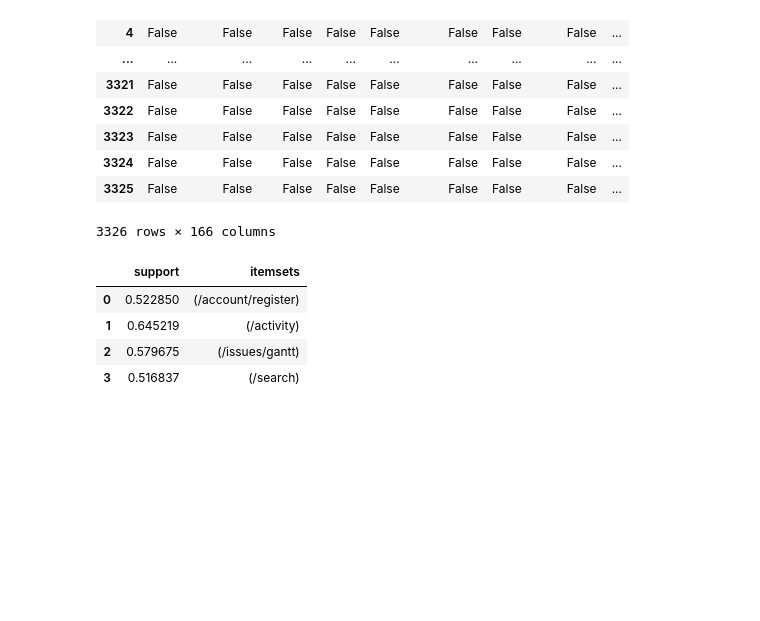
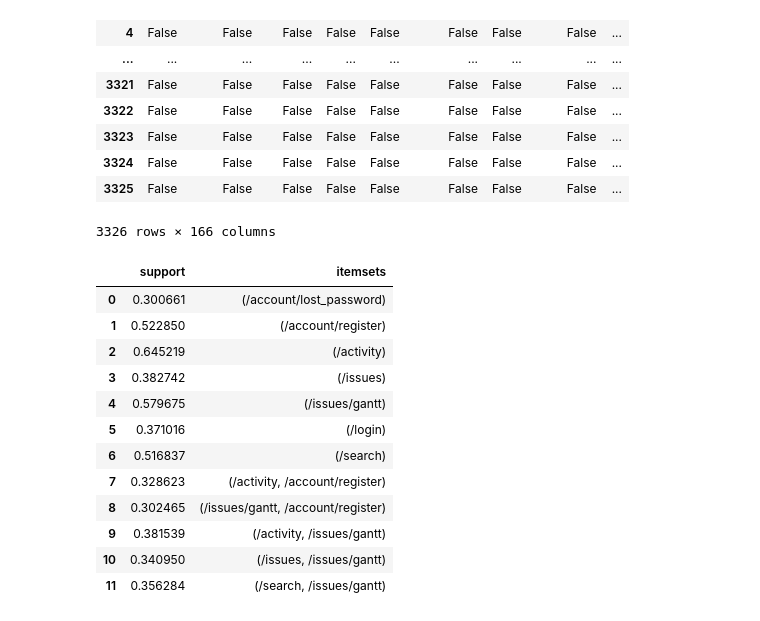
Before and after one commit to yehezkiel1086/ml-web-honeypot, a Jupyter notebook: data-mining/apriori.ipynb, the cells around one changed output. Cells and saved outputs as stored; diff of their text form; code cells hidden in the pictures; blank space fills up the shorter version.

Commit message:
feat(data-mining): change apriori min_support param

```diff
--- a/data-mining/apriori.ipynb
+++ b/data-mining/apriori.ipynb
@@ -78,10 +78,18 @@ df
 # %%
 from mlxtend.frequent_patterns import apriori
 
-apriori(df, use_colnames=True)
+apriori(df, use_colnames=True, min_support=0.3)
 # %% [output]
 |  | support | itemsets |
-| 0 | 0.522850 | (/account/register) |
-| 1 | 0.645219 | (/activity) |
-| 2 | 0.579675 | (/issues/gantt) |
-| 3 | 0.516837 | (/search) |
+| 0 | 0.300661 | (/account/lost_password) |
+| 1 | 0.522850 | (/account/register) |
+| 2 | 0.645219 | (/activity) |
+| 3 | 0.382742 | (/issues) |
+| 4 | 0.579675 | (/issues/gantt) |
+| 5 | 0.371016 | (/login) |
+| 6 | 0.516837 | (/search) |
+| 7 | 0.328623 | (/activity, /account/register) |
+| 8 | 0.302465 | (/issues/gantt, /account/register) |
+| 9 | 0.381539 | (/activity, /issues/gantt) |
+| 10 | 0.340950 | (/issues, /issues/gantt) |
+| 11 | 0.356284 | (/search, /issues/gantt) |
```
